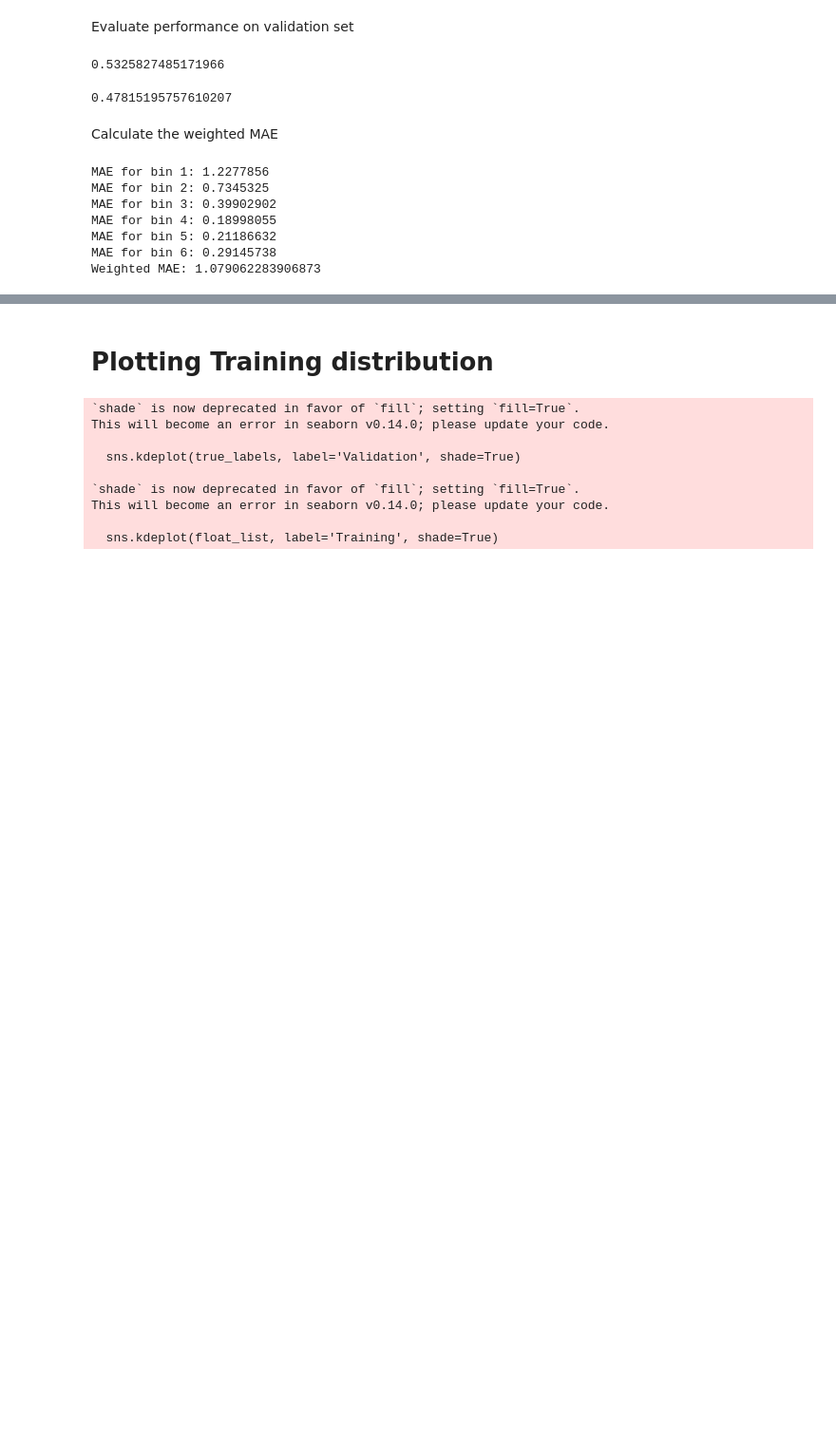
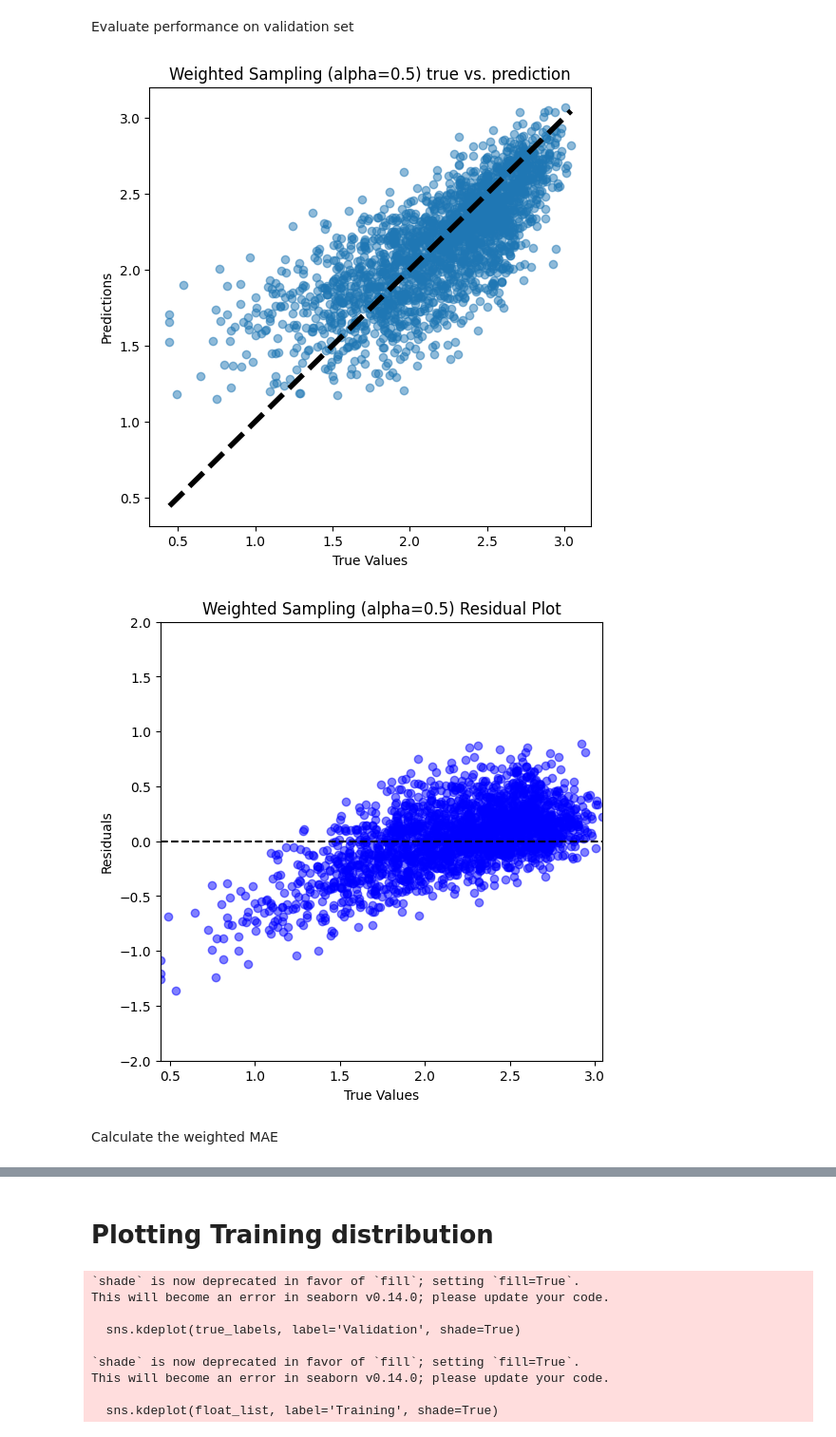
Before and after one commit to lhmtrinh/Remote-Sensing-Wealth-Index, a Jupyter notebook: validation.ipynb, the cells around one changed output, grey strips where cells are left out. Shown at 95% size. Drawn from its saved outputs; the diff is of its cells as text; code cells hidden in the pictures; blank space fills up the shorter version.

```diff
--- a/validation.ipynb
+++ b/validation.ipynb
@@ -37,18 +15,40 @@ def get_file_paths(directory):
 # %% [markdown]
 Evaluate performance on validation set
 # %%
-val_files = get_file_paths('./data/records_unscaled/val')
+path = './ex_7'
+experiment = 'Weighted Sampling (alpha=0.5)'
+checkpoint = './ex_7/checkpoint_epoch_30.pth'
+
+model = load_resnet_model('resnet50', num_classes=1)
+statedict = torch.load(checkpoint)
+model.load_state_dict(statedict)
+model.eval()
+model = model.to(device)
+
+val_files = sorted_file_paths('./data/records_unscaled/val')
 
 # Collect all true labels and predictions
 true_labels = []
 predictions = []
 
 with torch.no_grad():
     for val_file in val_files:
-        val_loader = create_dataloader(val_file, True, 32, half=False)
+        val_dataset = create_dataset([val_file], half= False)
+        val_loader = create_dataloader(val_dataset, 32)
         for data, labels in tqdm(val_loader):
             data = data.to(device)
             labels = labels.to(device)
             outputs = model(data).squeeze()  # Assuming your model outputs a single value per sample
             true_labels.extend(labels.detach().cpu().numpy())
             predictions.extend(outputs.detach().cpu().numpy())
+
+
+# Convert lists to numpy arrays for plotting
+true_labels = np.array(true_labels)
+predictions = np.array(predictions)
+
+plot_scatter(true_labels, predictions, experiment, path)
+plot_residual(true_labels, predictions, experiment, path)
+# %% [output]
+[figure, added]
+[figure, added]
@@ -59,53 +55,2 @@ predictions = np.array(predictions)
-# %%
-r2_score(true_labels, predictions)
-# %% [output]
-0.5325827485171966
-# %%
-mask = true_labels > 1.5
-r2_score(true_labels[mask], predictions[mask])
-# %% [output]
-0.47815195757610207
 # %% [markdown]
 Calculate the weighted MAE
-# %%
-min_label = 0.28095343708992004
-max_label = 3.094515085220337
-
-# Define bin edges
-bin_edges = np.linspace(min_label, max_label, num=7)  # 6 bins -> 7 edges
-
-# Digitize the true labels into bins
-true_label_bins = np.digitize(true_labels, bin_edges, right=True)
-
-# Initialize variables to store the weighted MAE
-weighted_mae = 0
-total_weight = 0
-
-# Calculate the MAE for each bin and weight it by the inverse of the bin's count
-for i in range(1, len(bin_edges)):  # Bin indices start at 1
-    bin_mask = (true_label_bins == i)  # Mask to select items in the current bin
-
-    # Ensure there are items in this bin
-    if np.sum(bin_mask) > 0:
-        current_labels = true_labels[bin_mask]
-        current_predictions = predictions[bin_mask]
-        bin_mae = np.mean(np.abs(current_labels - current_predictions))
-        print(f'MAE for bin {i}:', bin_mae)
-
-        bin_count = len(current_labels)
-        # Inverse weight is 1 / bin_count (avoid division by zero)
-        bin_weight = 1 / bin_count if bin_count > 0 else 0
-        weighted_mae += bin_mae * bin_weight
-        total_weight += bin_weight
-
-# Normalize by the total weight to get the weighted average
-weighted_mae /= total_weight
-print('Weighted MAE:', weighted_mae)
-# %% [output]
-MAE for bin 1: 1.2277856
-MAE for bin 2: 0.7345325
-MAE for bin 3: 0.39902902
-MAE for bin 4: 0.18998055
-MAE for bin 5: 0.21186632
-MAE for bin 6: 0.29145738
-Weighted MAE: 1.079062283906873
```
Also changed, not shown: parts of 16 cells of this notebook, 42 other files.
